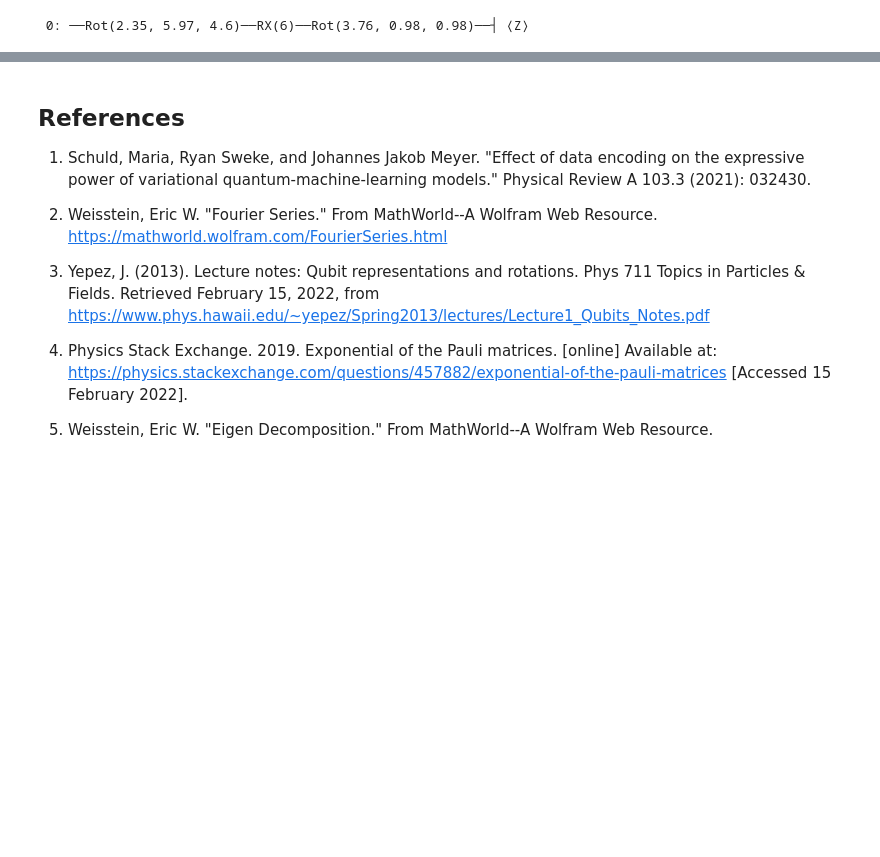
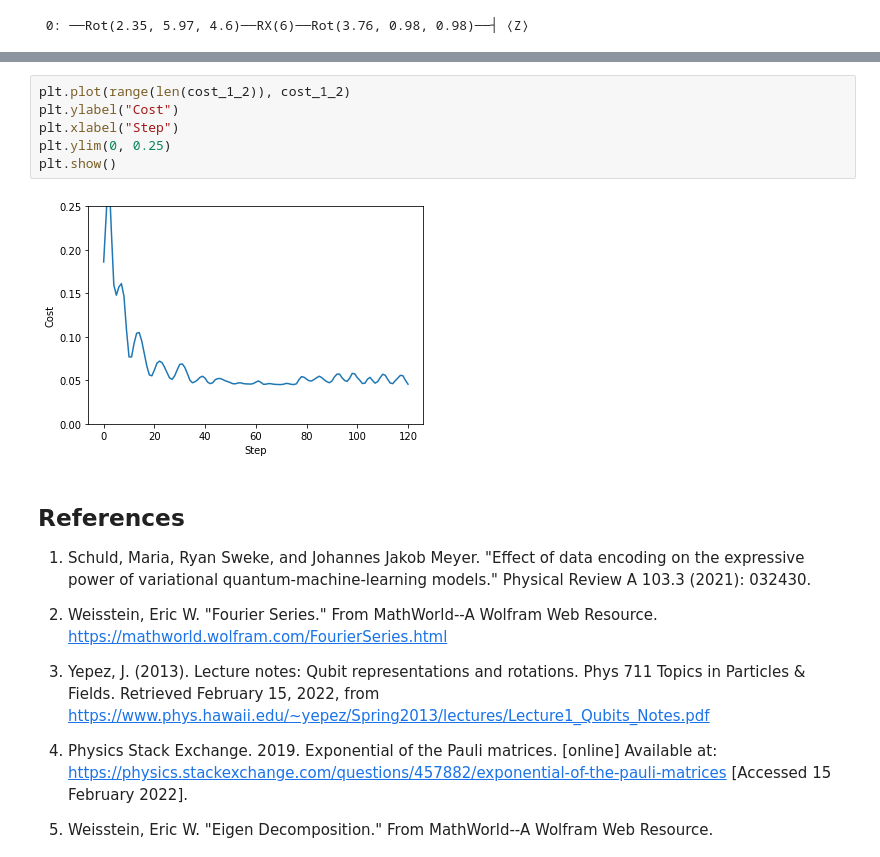
Before and after one commit to Pratha-Me/Expressivity-Quantum-Data-encoding-Fourier-Series, a Jupyter notebook: fs-pl.ipynb, the cells around one changed output, grey strips where cells are left out. Saved outputs shown, nothing was run; the diff lists cells and outputs as text; blank space fills up the shorter version.

```diff
--- a/fs-pl.ipynb
+++ b/fs-pl.ipynb
@@ -338,3 +387,11 @@ plt.show()
+# %%
+plt.plot(range(len(cost_1_2)), cost_1_2)
+plt.ylabel("Cost")
+plt.xlabel("Step")
+plt.ylim(0, 0.25)
+plt.show()
+# %% [output]
+[figure, added]
 # %% [markdown]
 ## References
 
```
Also changed, not shown: parts of 10 cells of this notebook, 1 other file.
